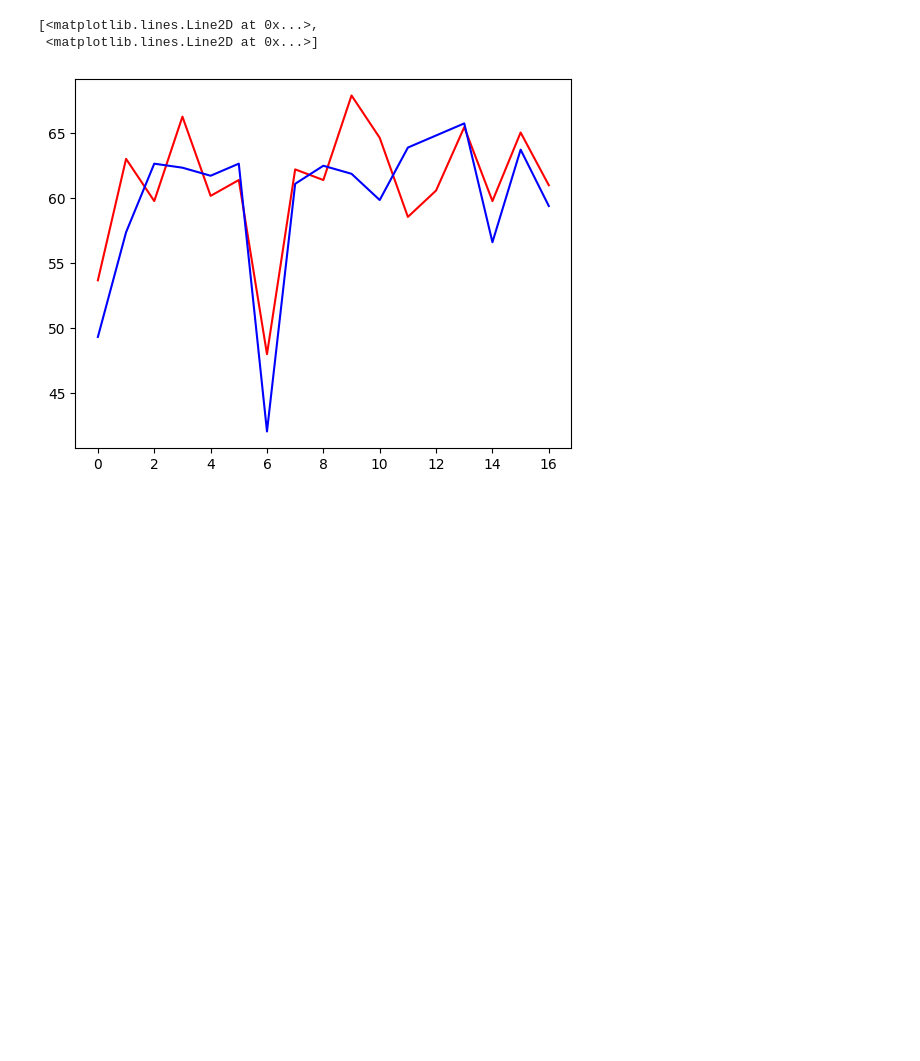
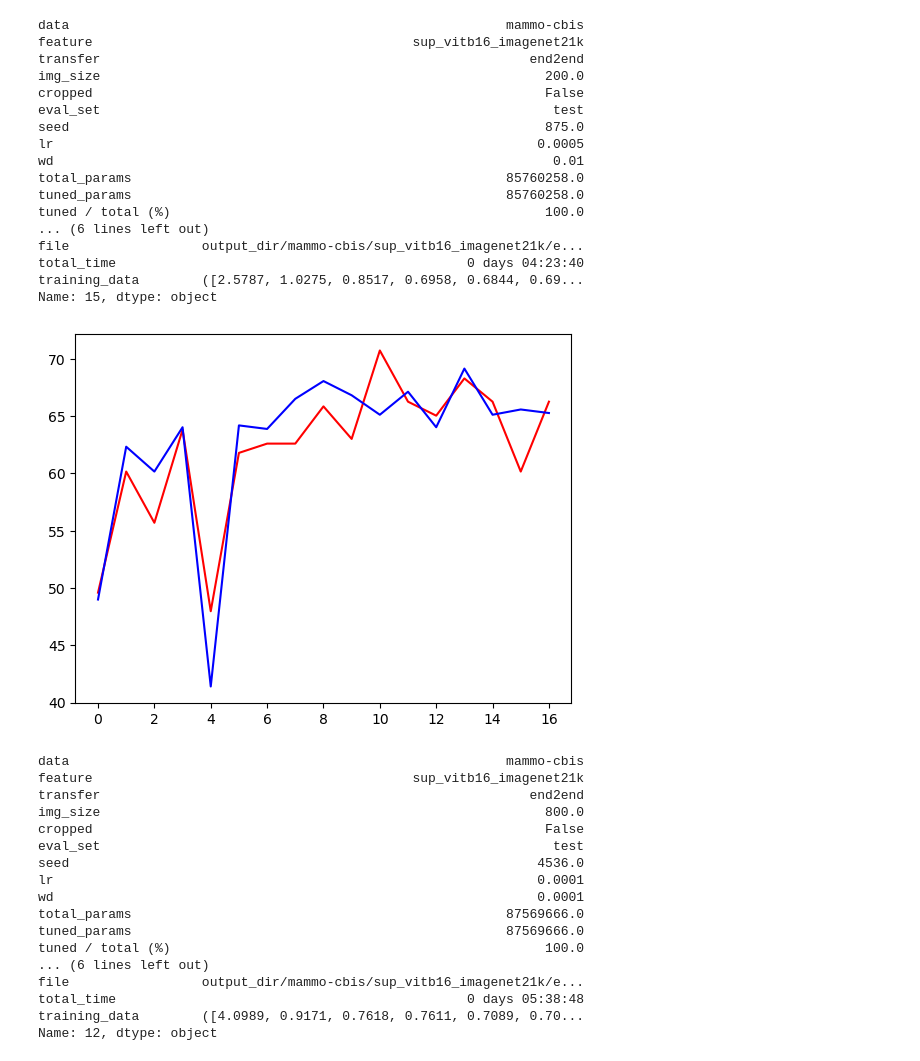
Before and after one commit to DrumsnChocolate/final-project, a Jupyter notebook: implementation/visual_prompt_tuning/results.ipynb, the cells around one changed output. Cells and saved outputs as stored; diff of their text form; code cells hidden in the pictures; blank space fills up the shorter version.

```diff
--- a/implementation/visual_prompt_tuning/results.ipynb
+++ b/implementation/visual_prompt_tuning/results.ipynb
@@ -134,6 +134,6 @@ display(df_agg['b-test_top1'])
 # %%
 # show a training run of each mammography configuration
-filters = {'data': 'mammo-cbis', 'transfer': 'end2end', 'patience': 7}
+filters = {'data': 'mammo-cbis', 'transfer': 'end2end', 'patience': 21}
 filtered_df = df
 for filter in filters.items():
     key, value = filter
@@ -141,10 +141,22 @@ for filter in filters.items():
 display(filtered_df)
 # take the first row of the filtered df, and show its training curve
 row = filtered_df.iloc[0]
+display(row)
 training_data = row['training_data']
 val_data = training_data[1]['val_top1']
 test_data = training_data[1]['test_top1']
 x_range = range(len(val_data))
 plt.plot(x_range, val_data, 'r', x_range, test_data, 'b')
+plt.show()
+
+
+row = filtered_df.iloc[-1]
+display(row)
+training_data = row['training_data']
+val_data = training_data[1]['val_top1']
+test_data = training_data[1]['test_top1']
+x_range = range(len(val_data))
+plt.plot(x_range, val_data, 'r', x_range, test_data, 'b')
+plt.show()
 # %% [output]
 |  | data | feature | transfer | img_size | cropped | eval_set | seed | lr | wd | total_params | ... |
@@ -156,3 +170,35 @@ plt.plot(x_range, val_data, 'r', x_range, test_data, 'b')
-[<matplotlib.lines.Line2D at 0x...>,
- <matplotlib.lines.Line2D at 0x...>]
+data                                                        mammo-cbis
+feature                                         sup_vitb16_imagenet21k
+transfer                                                       end2end
+img_size                                                         200.0
+cropped                                                          False
+eval_set                                                          test
+seed                                                             875.0
+lr                                                              0.0005
+wd                                                                0.01
+total_params                                                85760258.0
+tuned_params                                                85760258.0
+tuned / total (%)                                                100.0
+... (6 lines left out)
+file                 output_dir/mammo-cbis/sup_vitb16_imagenet21k/e...
+total_time                                             0 days 04:23:40
+training_data        ([2.5787, 1.0275, 0.8517, 0.6958, 0.6844, 0.69...
+Name: 15, dtype: object
-[figure, old version]
+[figure, new version]
+data                                                        mammo-cbis
+feature                                         sup_vitb16_imagenet21k
+transfer                                                       end2end
+img_size                                                         800.0
+cropped                                                          False
+eval_set                                                          test
+seed                                                            4536.0
+lr                                                              0.0001
+wd                                                              0.0001
+total_params                                                87569666.0
+tuned_params                                                87569666.0
+tuned / total (%)                                                100.0
+... (6 lines left out)
+file                 output_dir/mammo-cbis/sup_vitb16_imagenet21k/e...
+total_time                                             0 days 05:38:48
+training_data        ([4.0989, 0.9171, 0.7618, 0.7611, 0.7089, 0.70...
+Name: 12, dtype: object
```
Also changed, not shown: parts of 8 cells of this notebook, 22 other files.
